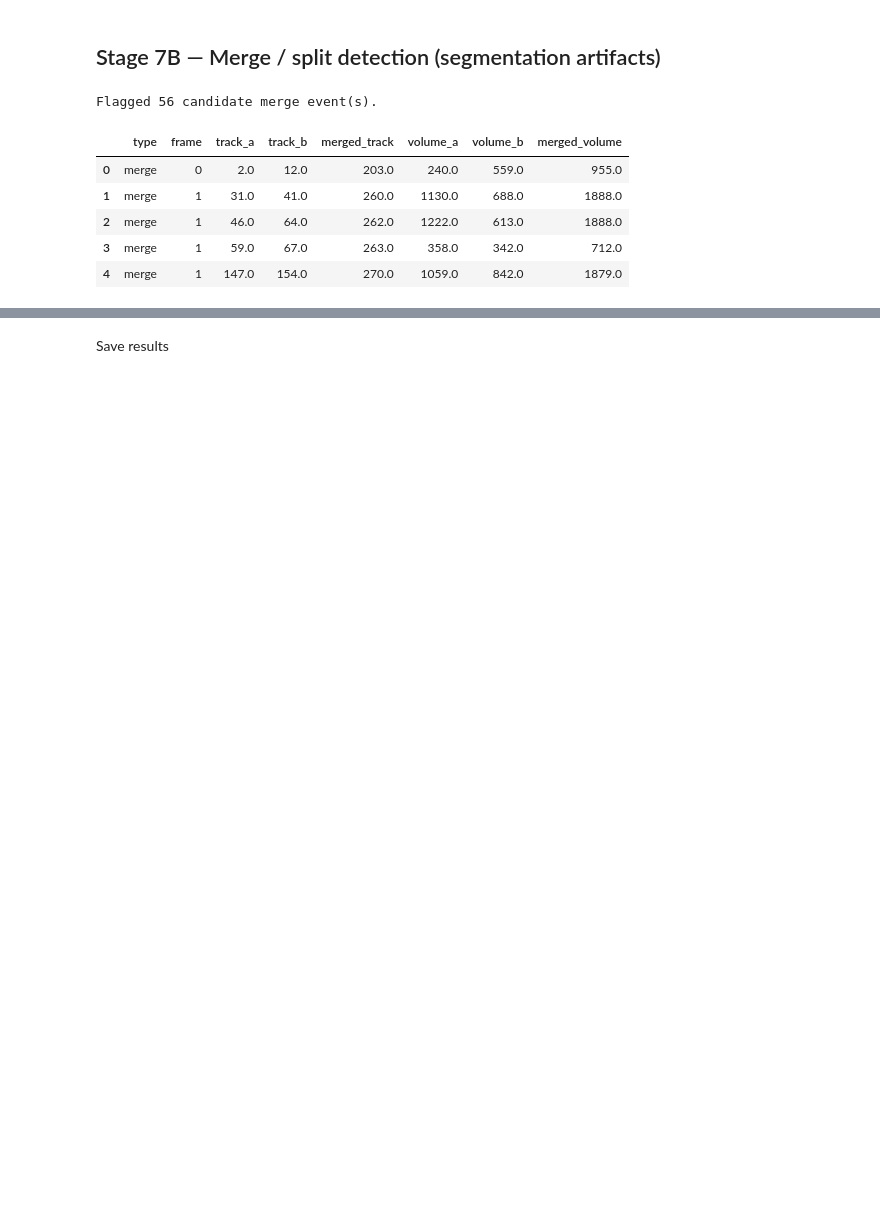
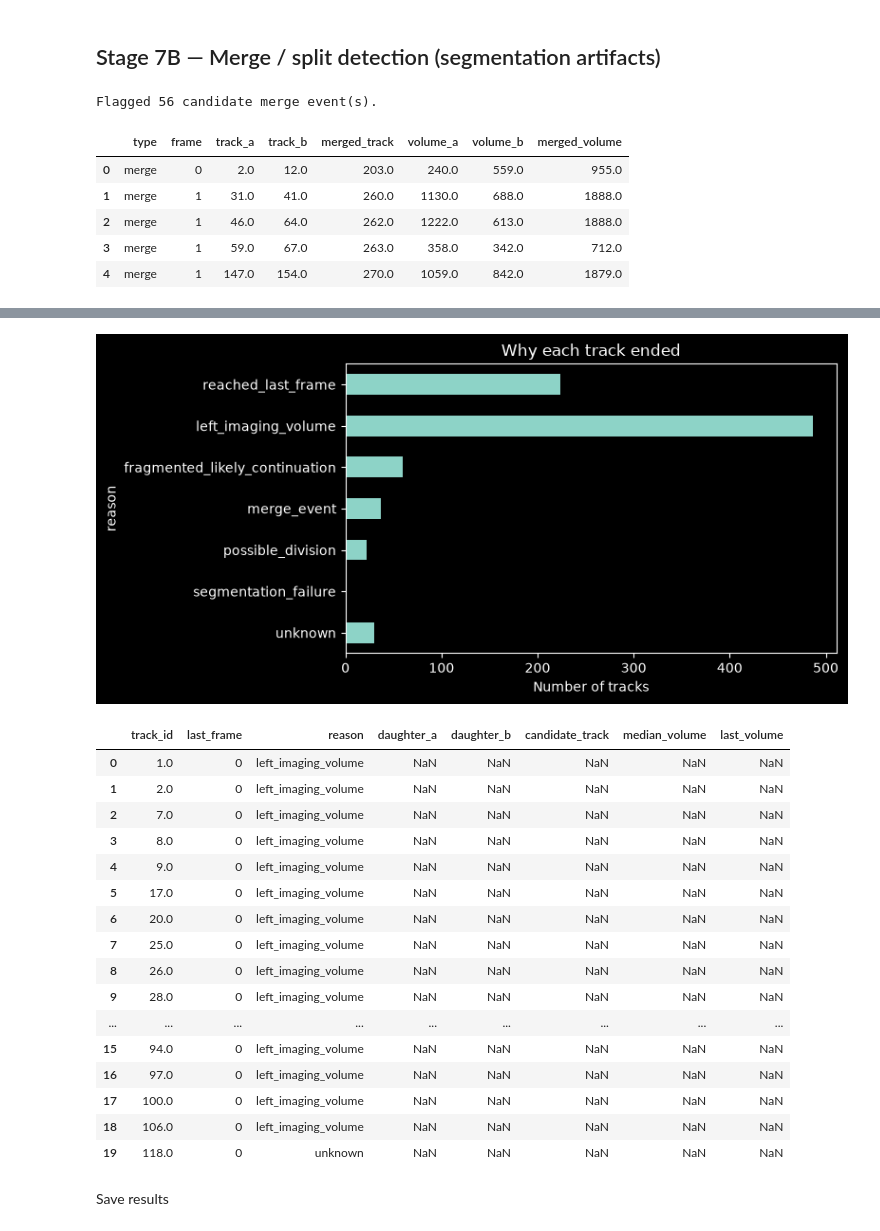
Before and after one commit to RJKRanathunga/stirnet-3d-cell-tracking, a Jupyter notebook: notebooks/08_cell_tracking.ipynb, the cells around one changed output, grey strips where cells are left out. Saved outputs shown, nothing was run; the diff lists cells and outputs as text; code cells hidden in the pictures; blank space fills up the shorter version.

```diff
--- a/notebooks/07_cell_tracking.ipynb
+++ b/notebooks/08_cell_tracking.ipynb
@@ -17,17 +17,17 @@ SAMPLE_ID = "44b6_0113de3b"
 PROCESSED_DIR = (
         DATA_ROOT
         / "processed"
-        / "stage_6_processed_dataset"
+        / "stage_7_processed_dataset"
         / SAMPLE_ID
 )
 
-DETECTION_DIR = PROCESSED_DIR / "detection"
+FEATURE_DIR = PROCESSED_DIR / "feature_extraction"
 # %%
-detection_files = sorted(DETECTION_DIR.glob("t*.csv"))
+feature_files = sorted(FEATURE_DIR.glob("t*.csv"))
 
 detections = [
     pd.read_csv(file)
-    for file in detection_files
+    for file in feature_files
 ]
 
 print(f"Loaded {len(detections)} timepoints.")
@@ -83,7 +84,12 @@ for df in detections:
         "centroids": df[
             ["centroid_z", "centroid_y", "centroid_x"]
         ].to_numpy(),
+
         "volumes": df["volume_voxels"].to_numpy(),
+
+        "intensity_mean": df["intensity_mean"].to_numpy(),
+        "intensity_std": df["intensity_std"].to_numpy(),
+
         "detections": df,
     })
 # %%
@@ -650,3 +921,36 @@ Flagged 56 candidate merge event(s).
+# %%
+# ------------------------------------------------------------
+# Quick visual of the breakdown
+# ------------------------------------------------------------
+
+plt.figure(figsize=(8, 4))
+summary.plot(kind="barh")
+plt.xlabel("Number of tracks")
+plt.title("Why each track ended")
+plt.gca().invert_yaxis()
+plt.tight_layout()
+plt.show()
+
+track_endings.head(20)
+# %% [output]
+[figure, added]
+|  | track_id | last_frame | reason | daughter_a | daughter_b | candidate_track | median_volume | last_volume |
+| 0 | 1.0 | 0 | left_imaging_volume | NaN | NaN | NaN | NaN | NaN |
+| 1 | 2.0 | 0 | left_imaging_volume | NaN | NaN | NaN | NaN | NaN |
+| 2 | 7.0 | 0 | left_imaging_volume | NaN | NaN | NaN | NaN | NaN |
+| 3 | 8.0 | 0 | left_imaging_volume | NaN | NaN | NaN | NaN | NaN |
+| 4 | 9.0 | 0 | left_imaging_volume | NaN | NaN | NaN | NaN | NaN |
+| 5 | 17.0 | 0 | left_imaging_volume | NaN | NaN | NaN | NaN | NaN |
+| 6 | 20.0 | 0 | left_imaging_volume | NaN | NaN | NaN | NaN | NaN |
+| 7 | 25.0 | 0 | left_imaging_volume | NaN | NaN | NaN | NaN | NaN |
+| 8 | 26.0 | 0 | left_imaging_volume | NaN | NaN | NaN | NaN | NaN |
+| 9 | 28.0 | 0 | left_imaging_volume | NaN | NaN | NaN | NaN | NaN |
+| ... | ... | ... | ... | ... | ... | ... | ... | ... |
+| 15 | 94.0 | 0 | left_imaging_volume | NaN | NaN | NaN | NaN | NaN |
+| 16 | 97.0 | 0 | left_imaging_volume | NaN | NaN | NaN | NaN | NaN |
+| 17 | 100.0 | 0 | left_imaging_volume | NaN | NaN | NaN | NaN | NaN |
+| 18 | 106.0 | 0 | left_imaging_volume | NaN | NaN | NaN | NaN | NaN |
+| 19 | 118.0 | 0 | unknown | NaN | NaN | NaN | NaN | NaN |
 # %%
 import napari
 
```
Also changed, not shown: parts of 7 cells of this notebook, 4 other files.
